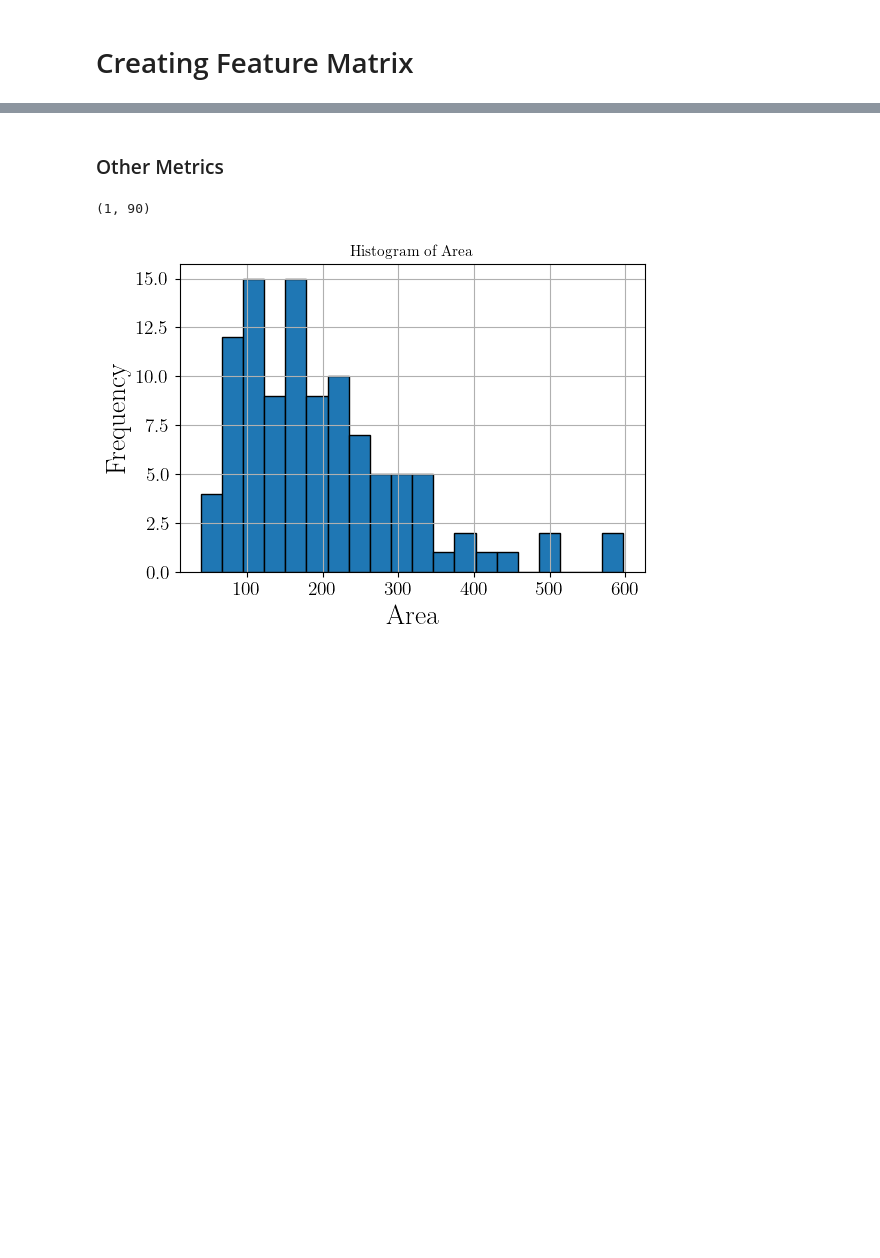
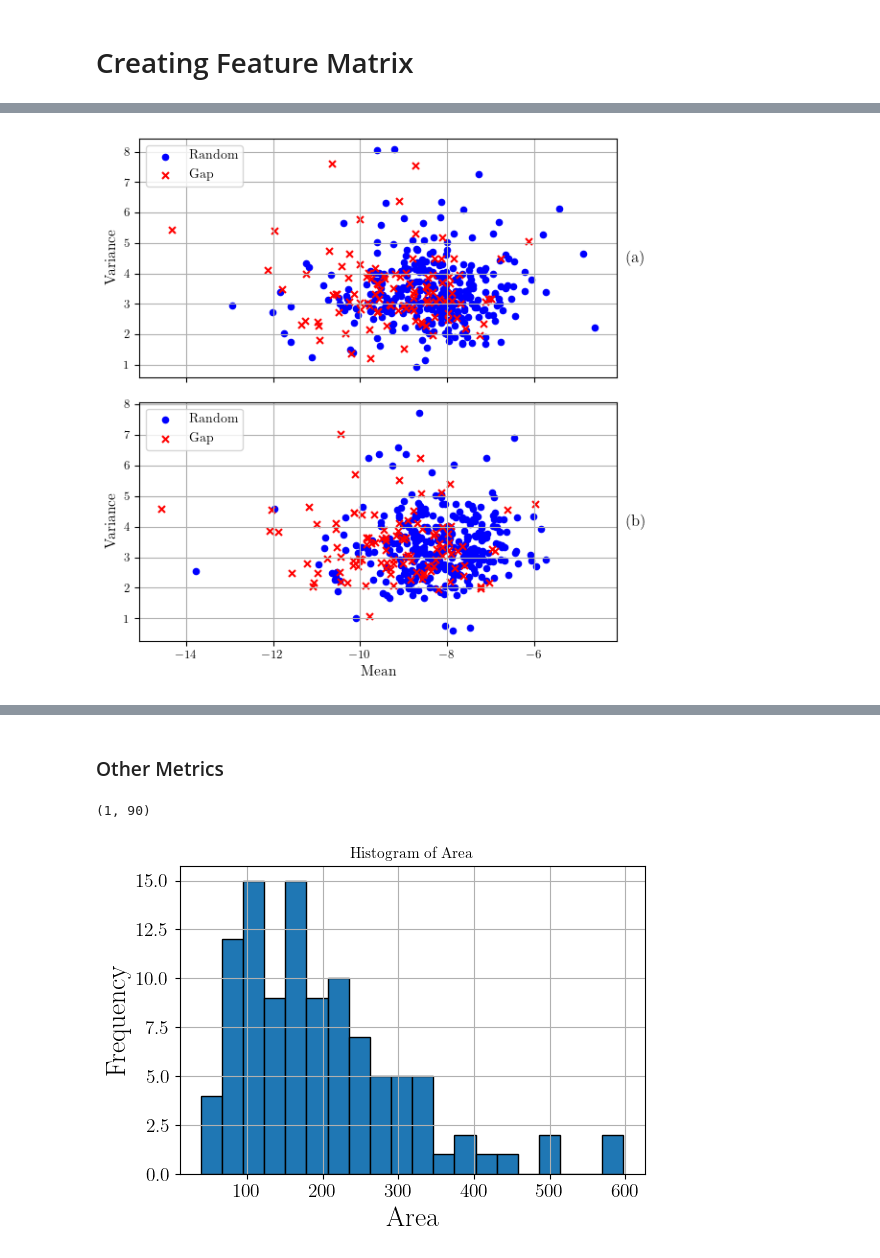
Before and after one commit to ol-webb/tree_gaps4, a Jupyter notebook: all_gaps_mk2/main1.ipynb, the cells around one changed output, grey strips where cells are left out. Drawn from its saved outputs; the diff is of its cells as text; code cells hidden in the pictures; blank space fills up the shorter version.

```diff
--- a/all_gaps_mk2/main1.ipynb
+++ b/all_gaps_mk2/main1.ipynb
@@ -707,0 +739,40 @@ X_df
+# %%
+import matplotlib.pyplot as plt
+import seaborn as sns
+
+def plot_top_to_bottom_scatter(X_df1, X_df2, title1, title2):
+    # Create a figure with two subplots, one on top of the other
+    fig, (ax1, ax2) = plt.subplots(2, 1, figsize=(6, 6), sharex=True)
+
+    # Plot for the first dataframe
+    gap_points1 = X_df1[X_df1['gap'] == 1]
+    non_gap_points1 = X_df1[X_df1['gap'] == 0]
+
+    ax1.scatter(non_gap_points1['mean'], non_gap_points1['variance'], color='blue', marker='o', label='Random',s=20)
+    ax1.scatter(gap_points1['mean'], gap_points1['variance'], color='red', marker='x', label='Gap',s=25)
+    ax1.set_ylabel('Variance')
+    ax1.legend(loc = 'upper left')
+    ax1.grid(True)
+    ax1.text(1.02, 0.5, '(a)', transform=ax1.transAxes, verticalalignment='center', fontweight='bold')
+
+
+    # Plot for the second dataframe
+    gap_points2 = X_df2[X_df2['gap'] == 1]
+    non_gap_points2 = X_df2[X_df2['gap'] == 0]
+
+    ax2.scatter(non_gap_points2['mean'], non_gap_points2['variance'], color='blue', marker='o', label='Random',s=20)
+    ax2.scatter(gap_points2['mean'], gap_points2['variance'], color='red', marker='x', label='Gap',s=25)
+    ax2.set_xlabel('Mean')
+    ax2.set_ylabel('Variance')
+    ax2.legend(loc = 'upper left')
+    ax2.grid(True)
+    ax2.text(1.02, 0.5, '(b)', transform=ax2.transAxes, verticalalignment='center', fontweight='bold')
+
+
+    plt.tight_layout()
+
+# Example usage
+plot_top_to_bottom_scatter(X_df_alltime, X_df_2yr, 'All Time Data', '2 Year Data')
+plt.savefig('allscatter_double.pdf')
+# %% [output]
+[figure, added]
```
Also changed, not shown: parts of 10 cells of this notebook, 2 other files.
